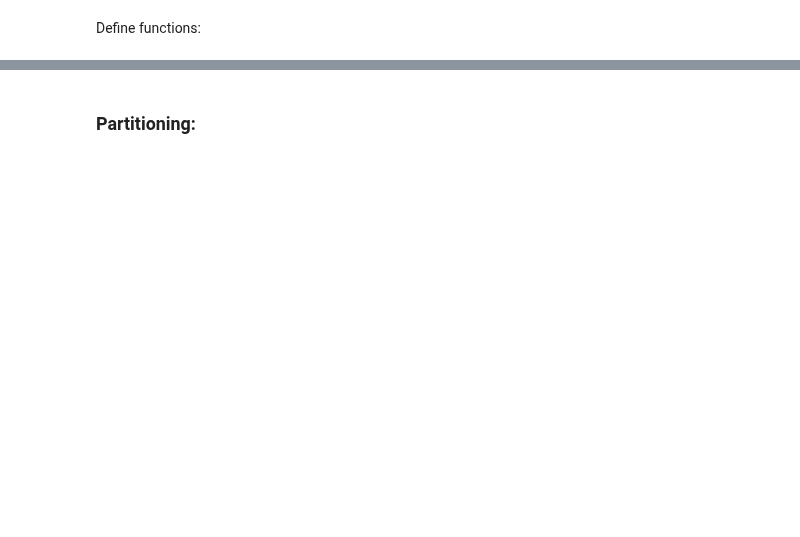
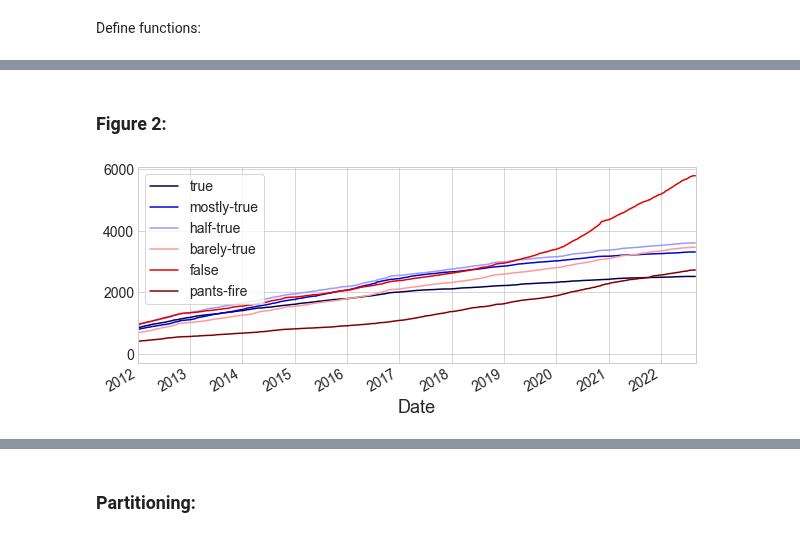
Before and after one commit to pgb206/ISDS2022_group7, a Jupyter notebook: project/project.ipynb, the cells around one changed output, grey strips where cells are left out. Saved outputs shown, nothing was run; the diff lists cells and outputs as text; code cells hidden in the pictures; blank space fills up the shorter version.

```diff
--- a/project/project.ipynb
+++ b/project/project.ipynb
@@ -629,20 +457,0 @@ plt.savefig('figs/fig1_top_10_tags.pdf', bbox_inches = "tight")
-# %%
-# Drop observations with different scale
-df_temp = df_temp[~df_temp['Meter'].isin(['full-flop', 'half-flip', 'no-flip'])]
-
-cat_by_date = {}
-
-# Extract and count tags used in article by date
-for date in df_temp['Date'].unique():
-    df_new=df_temp[df_temp['Date']==date]
-    tag_values = pd.Series(df_new['Meter']).value_counts()
-    cat_by_date[date] = tag_values #Make dictionary: Key = date. Value is count of statement classification (pants-on-fire, false, true etc)
-
-
-
-cat_by_date = dict(sorted(cat_by_date.items())) #Sort the dict by date
-
-reorder_list = ['true', 'mostly-true', 'half-true', 'barely-true', 'false', 'pants-fire'] #define order of sorting to dataframe
-
-df_cat = pd.DataFrame(cat_by_date).fillna(0)
-df_cat = df_cat.reindex(reorder_list) #reorder according to above list
@@ -740,0 +662,12 @@ simplefilter("ignore", category=ConvergenceWarning)
+# %% [markdown]
+### Figure 2:
+# %%
+ax = pd.crosstab(index=data_pf['Date'], columns=data_pf['Meter'])\
+        .cumsum(axis=0)\
+            [['true', 'mostly-true', 'half-true', 'barely-true', 'false', 'pants-fire']]\
+                .plot(colormap='seismic')
+ax.set_xlim(pd.Timestamp('2012-01-01'), pd.Timestamp('2022-08-31'))
+ax.legend(['true', 'mostly-true', 'half-true', 'barely-true', 'false', 'pants-fire'], frameon=True)
+plt.savefig('figs/fig2.pdf')
+# %% [output]
+[figure, added]
```
Also changed, not shown: parts of 111 cells of this notebook, 32 other files.
